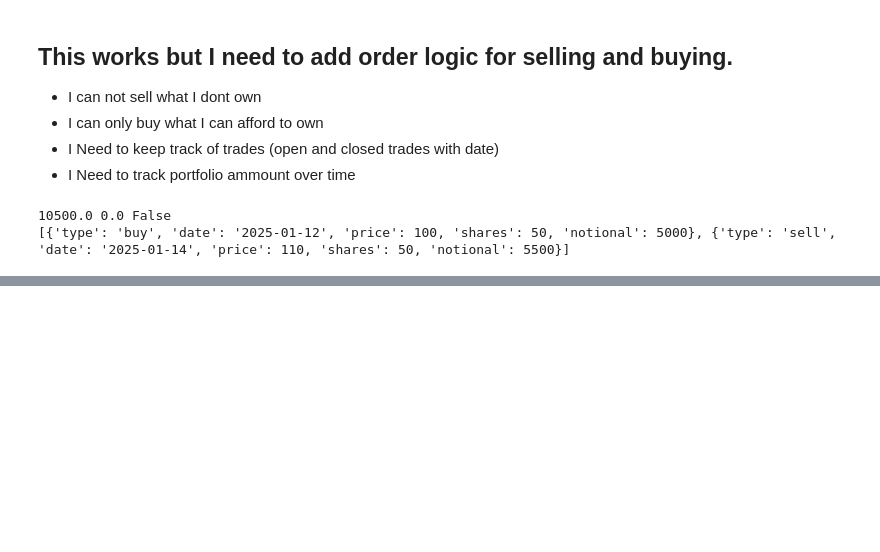
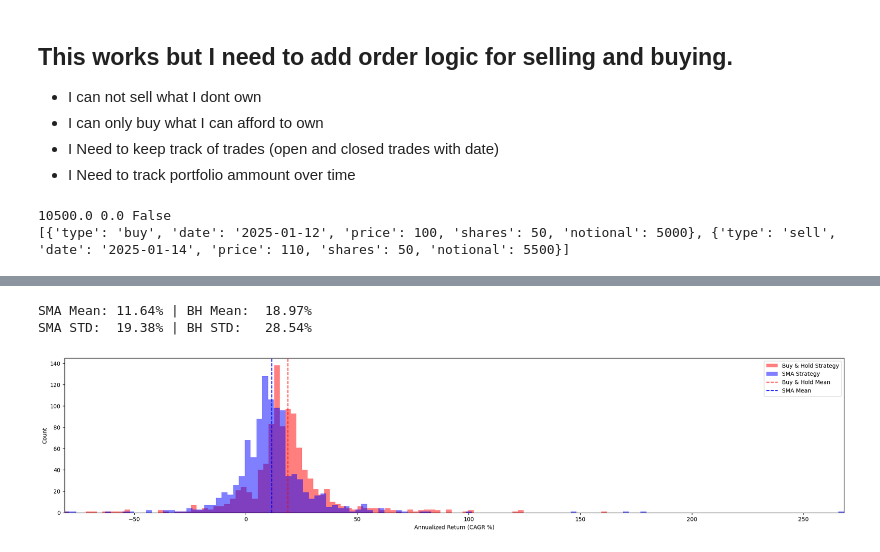
Before and after one commit to jhatch3/finance_ds_projects, a Jupyter notebook: crypto_stock_vol/data.ipynb, the cells around one changed output, grey strips where cells are left out. Cells and saved outputs as stored; diff of their text form; code cells hidden in the pictures; blank space fills up the shorter version.

```diff
--- a/crypto_stock_vol/data.ipynb
+++ b/crypto_stock_vol/data.ipynb
@@ -362,0 +502,41 @@ KeyboardInterrupt:
+# %%
+fig, ax = plt.subplots()
+
+
+ax.hist(
+        buy_hold_ann_returns_pct,
+        bins="auto",
+        alpha=0.5,
+        color="red",
+        label="Buy & Hold Strategy"
+        )
+
+
+ax.hist(
+        SMA_ann_returns_pct,
+        bins="auto",
+        color="blue",
+        alpha=0.5,
+        label="SMA Strategy"
+        )
+
+
+ax.axvline(np.mean(buy_hold_ann_returns_pct), color="red", linestyle="--", label="Buy & Hold Mean")
+ax.axvline(np.mean(SMA_ann_returns_pct), color="blue", linestyle="--", label="SMA Mean")
+
+ax.set_xlabel("Annualized Return (CAGR %)")
+ax.set_ylabel("Count")
+ax.legend()
+fig.set_size_inches([25, 5])
+
+xmin = min(SMA_ann_returns_pct.min(), SMA_ann_returns_pct.min())
+xmax = max(SMA_ann_returns_pct.max(), SMA_ann_returns_pct.max())
+ax.set_xlim(xmin, xmax)
+
+
+print(f"SMA Mean: {np.mean(SMA_ann_returns_pct):.2f}% | BH Mean:  {np.mean(buy_hold_ann_returns_pct):.2f}%")
+print(f"SMA STD:  {np.std(SMA_ann_returns_pct):.2f}% | BH STD:   {np.std(buy_hold_ann_returns_pct):.2f}%")
+# %% [output]
+SMA Mean: 11.64% | BH Mean:  18.97%
+SMA STD:  19.38% | BH STD:   28.54%
+[figure, added]
```
Also changed, not shown: parts of 8 cells of this notebook.
